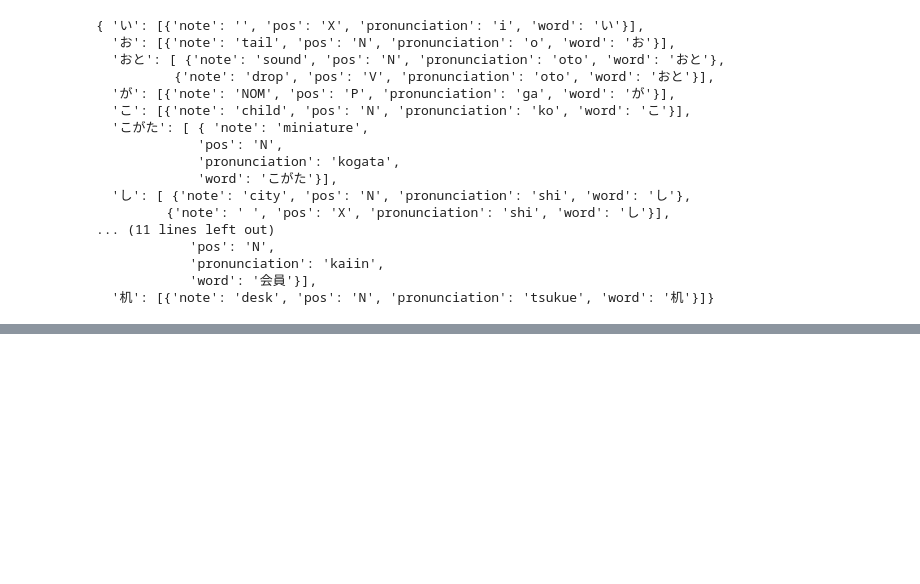
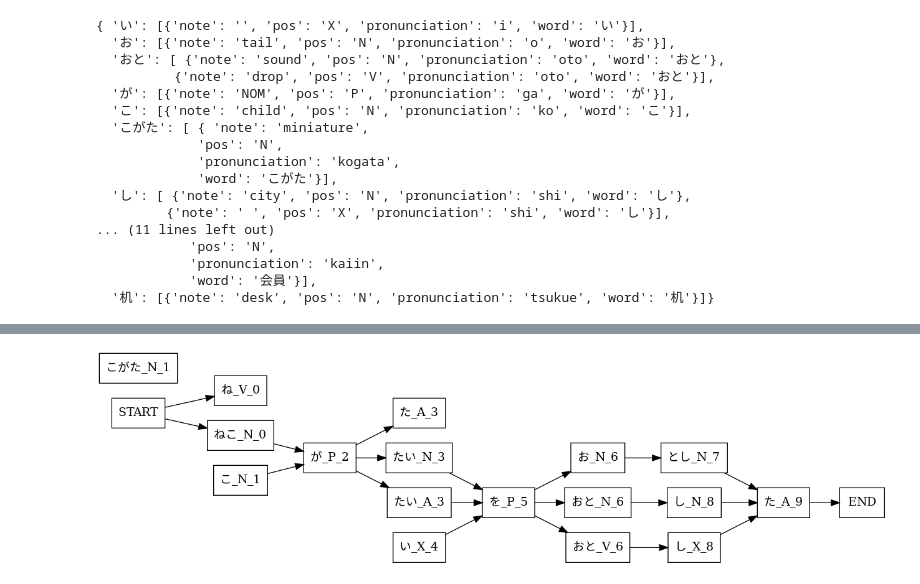
Before and after one commit to noxowl/I223-Natural-Language-Processing, a Jupyter notebook: py_morphological_anaylsis_ja.ipynb, the cells around one changed output, grey strips where cells are left out. Cells and saved outputs as stored; diff of their text form; code cells hidden in the pictures; blank space fills up the shorter version.

```diff
--- a/py_morphological_anaylsis_ja.ipynb
+++ b/py_morphological_anaylsis_ja.ipynb
@@ -183,0 +226,9 @@ display(graph)
+# %%
+analyser_ja: MorphologicalAnalyserJa = MorphologicalAnalyserJa(NEKO_WORD_DICT, NEKO_CONN_TABLE)
+input_string = "ねこがたいをおとした"
+solution_result: Result = analyser_ja.analyse(input_string)
+if solution_result.is_ok():
+    solution: MorphologicalAnalyserJaSolution = solution_result.unwrap()
+    pprint(solution.with_conneciton)
+else:
+    print("Morphological analysis failed.")
@@ -183,0 +253,37 @@ display(graph)
+# %%
+# dirty and fast
+class MorphologicalAnalysisGraph:
+    def __init__(self, solution):
+        graphviz.set_jupyter_format('png')
+        self._g = graphviz.Digraph()
+        self._g.attr(rankdir='LR')
+        self._g.attr('node', shape='box')
+        self._solution: MorphologicalAnalyserJaSolution = solution
+        self._set_start()
+
+    def _set_start(self):
+        self._g.node('START')
+        for node in self._solution.with_conneciton[0]:
+            node_name = f'{node.m.word}_{node.m.pos}_{0}'
+            self._g.edge('START', node_name)
+
+    def _set_end(self):
+        self._g.node('END')
+
+    def _add_node(self, cursor: int, mn: MorphemeNode):
+        node_name = f'{mn.m.word}_{mn.m.pos}_{cursor}'
+        self._g.node(node_name)
+        for _next in mn.next_node:
+            self._g.edge(node_name, _next)
+
+    def draw_all_solution(self):
+        for k, v in self._solution.with_conneciton.items():
+            for m in v:
+                self._add_node(k, m)
+        self._set_end()
+        return self._g
+
+neko_graph = MorphologicalAnalysisGraph(solution)
+neko_graph.draw_all_solution()
+# %% [output]
+[figure, added]
```
Also changed, not shown: parts of 8 cells of this notebook.
